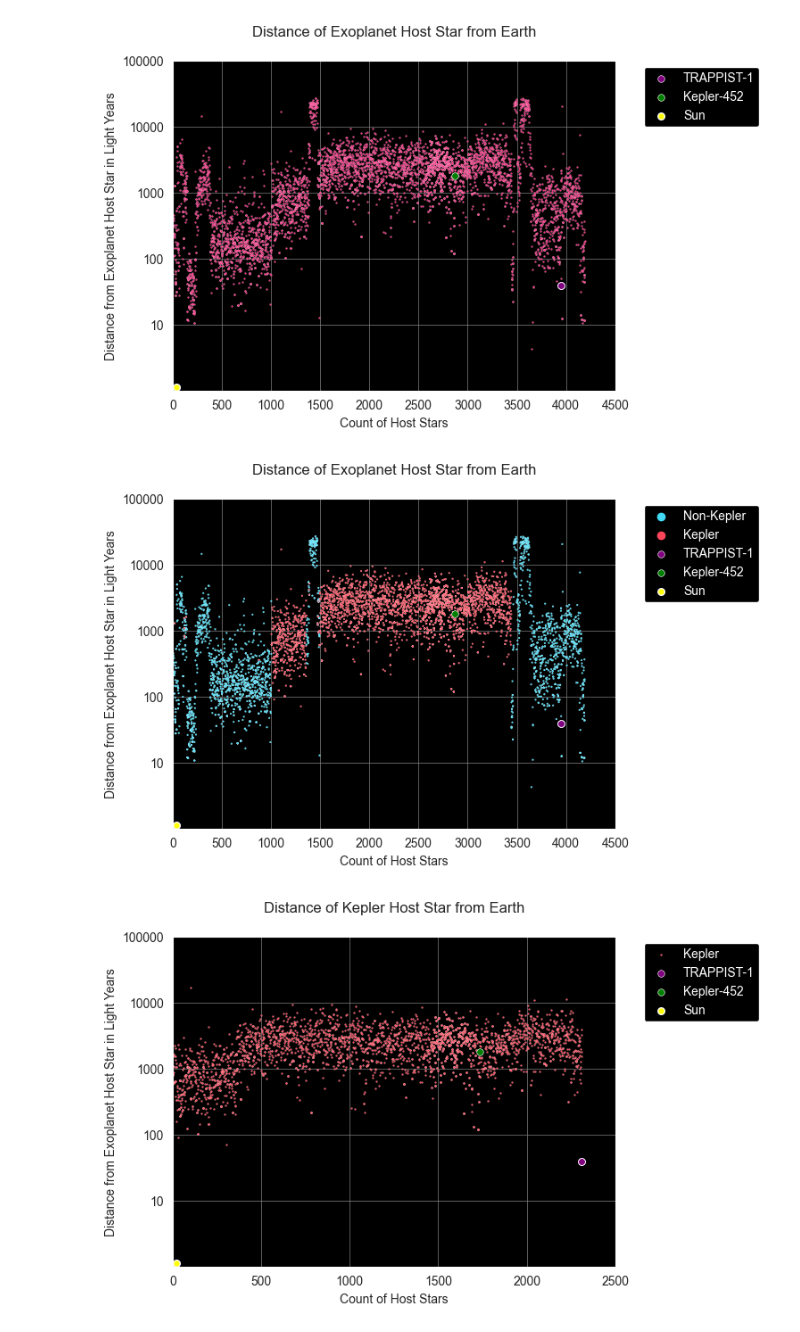
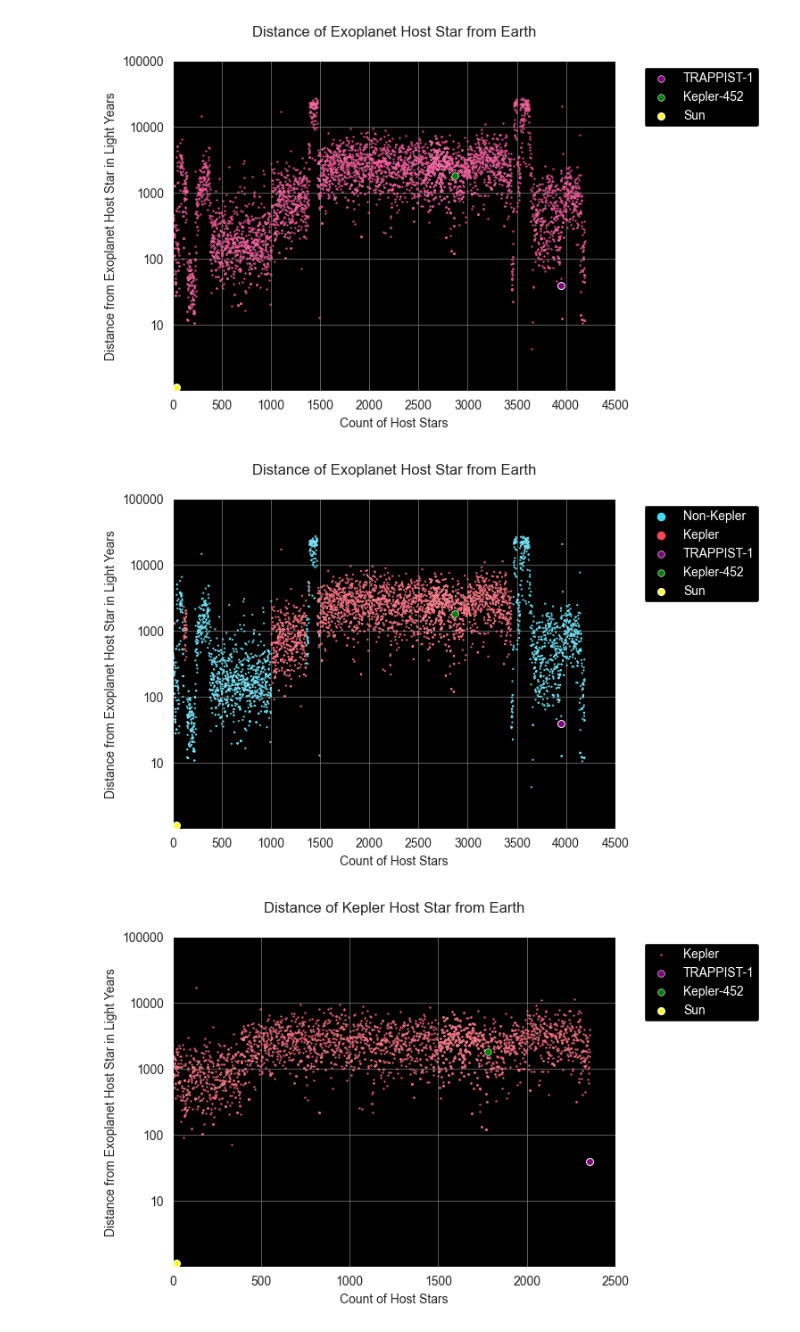
Before and after one commit to Graviton12/Exoplanet-Data-Analysis, a Jupyter notebook: scatterplots.ipynb, the cells around one changed output. Saved outputs shown, nothing was run; the diff lists cells and outputs as text; code cells hidden in the pictures.

```diff
--- a/scatterplots.ipynb
+++ b/scatterplots.ipynb
@@ -84,7 +84,7 @@ plt.show()
 
 # Function to determine if a planet is Kepler or not
 def is_kepler(planet_name):
-    return 'Kepler' if 'Kepler' in planet_name or 'K2' in planet_name else 'Non-Kepler'
+    return 'Kepler' if 'Kepler' in planet_name or 'K2' in planet_name or 'EPIC' in planet_name or 'KOI' in planet_name else 'Non-Kepler'
 
 # Create a new column 'Kepler Planet' based on the 'planet_name' column
 dataset['Kepler Planet'] = dataset['planet_name'].apply(is_kepler)
@@ -144,14 +144,16 @@ for text in legend.get_texts():
 
 plt.show()
 # %% [output]
-[figure, old version]
+[figure, new version]
 # %%
 # Distance of Exoplanet Host Star from Earth (For all Kepler Host Stars)
 
 # filter dataset for kepler only host stars
 kepler_host_stars = dataset[
     dataset['host_star_name'].str.startswith('Kepler-') |
-    dataset['host_star_name'].str.startswith('K2-')
+    dataset['host_star_name'].str.startswith('K2-') |
+    dataset['host_star_name'].str.startswith('EPIC') |
+    dataset['host_star_name'].str.startswith('KOI-')
 ]
 
 # Define colors for Kepler and non-Kepler planets
@@ -179,31 +181,31 @@ plt.xlim(0, 2500)
 # Setting y-axis limits to ensure tick marks are spread evenly
 plt.ylim(1, 100000)
 
 # manually setting the distance_parsec for Trappist-1
 trappist_distance_light_year = 39.46 # in light years
 dataset.loc[dataset['host_star_name'] == 'TRAPPIST-1', 'distance_parsec'] = trappist_distance_light_year
 
 # Highlight specific point for Trappist-1 star and add it to scatter plot by layering an additional scatter plot on top
 highlighted_trappist_star = dataset[dataset['host_star_name'] == 'TRAPPIST-1']
 sns.scatterplot(data=highlighted_trappist_star, x='host_star_name', y='distance_parsec', color='purple', s=30, edgecolor='white', label='TRAPPIST-1')
 
 # Highlight specific point for Kepler 452 star and add it to scatter plot by layering an additional scatter plot on top
 highlighted_kepler452 = dataset[dataset['host_star_name'] == 'Kepler-452']
 sns.scatterplot(data=highlighted_kepler452, x='host_star_name', y='distance_parsec', color='green', s=30, edgecolor='white', label='Kepler-452')
 
 # Highlight specific point for the sun
 # Setting an arbitrary x and y postion for the sun that way it can be properly visualized
 plt.scatter(20, 1.14, color='yellow', s=30, edgecolor='white', label='Sun')
 
 # Changing the grid color to be more visiable on black background
 plt.grid(color='gray', linestyle='-', linewidth=0.5)
 
 # Adjust the legend
 legend = plt.legend(facecolor='black', edgecolor='white', framealpha=1, fontsize=10, bbox_to_anchor=(1.05, 1), loc = 'upper left')
 for text in legend.get_texts():
     text.set_color('white')
 
 
 plt.show()
 # %% [output]
-[figure, old version]
+[figure, new version]
```
Also changed, not shown: parts of 3 cells of this notebook.
